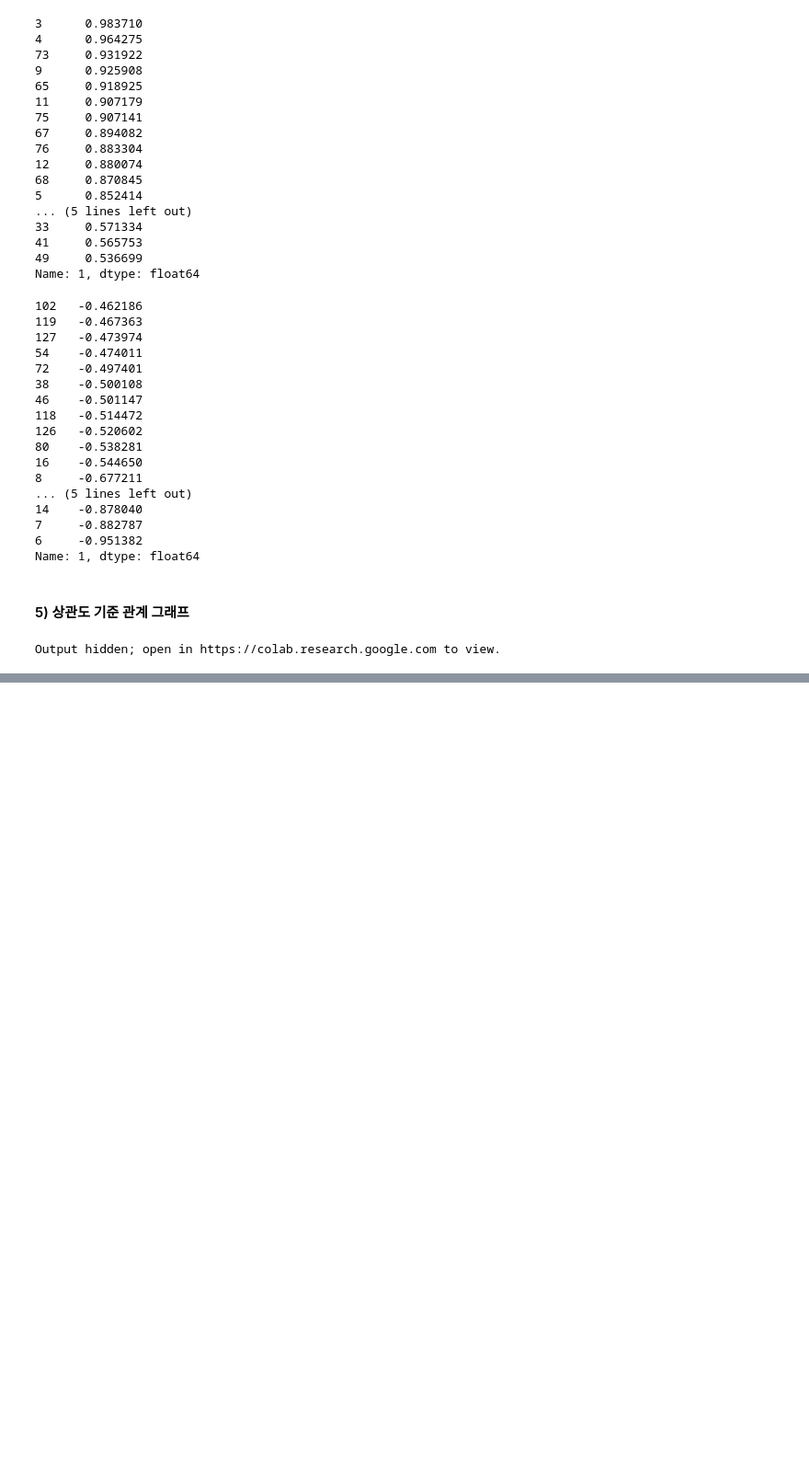
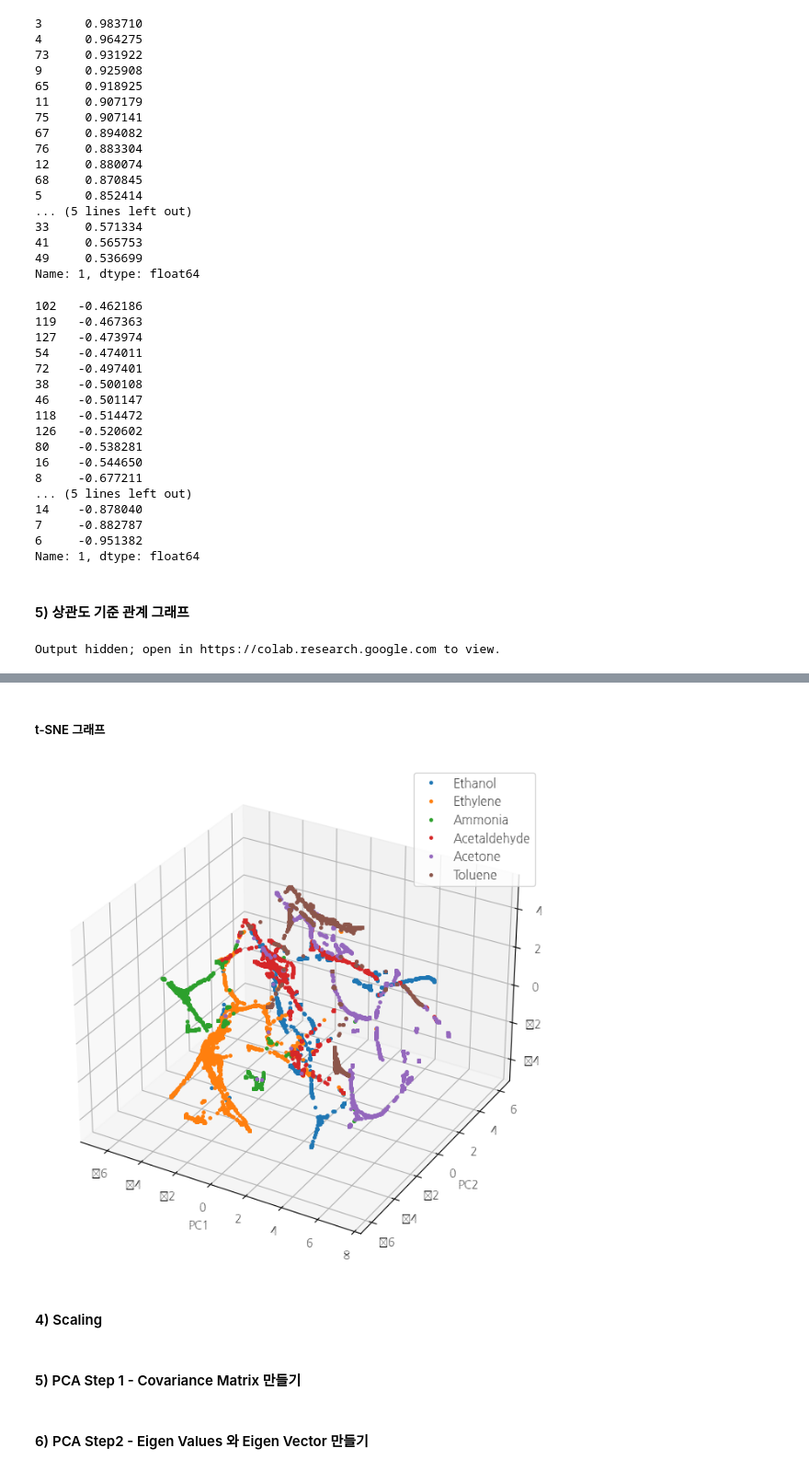
Before and after one commit to yunyun3599/MLStudy, a Jupyter notebook: Data_Anaylsis_And_Machine_Learning/11_gas_sensor_array_drift_at_different_concentrations/gas_sensor_array_drift_at_different_concentrations.ipynb, the cells around one changed output, grey strips where cells are left out. Shown at 92% size. Drawn from its saved outputs; the diff is of its cells as text; code cells hidden in the pictures; blank space fills up the shorter version.

```diff
--- a/Data_Anaylsis_And_Machine_Learning/11_gas_sensor_array_drift_at_different_concentrations/gas_sensor_array_drift_at_different_concentrations.ipynb
+++ b/Data_Anaylsis_And_Machine_Learning/11_gas_sensor_array_drift_at_different_concentrations/gas_sensor_array_drift_at_different_concentrations.ipynb
@@ -285,0 +341,25 @@ Output hidden; open in https://colab.research.google.com to view.
+# %% [markdown]
+##### t-SNE 그래프
+# %%
+tsne = TSNE(n_components=3, n_iter=250)
+xtrain = tsne.fit_transform(X)
+
+fig = plt.figure(figsize=(8,8))
+ax = fig.add_subplot(111, projection='3d')
+plt.rcParams["legend.fontsize"] = 11
+ax.plot(xtrain[0:2564, 0], xtrain[0:2564, 1], xtrain[0:2564, 2], 'o', markersize=2.5, label='Ethanol')
+ax.plot(xtrain[2565:5490, 0], xtrain[2565:5490, 1], xtrain[2565:5490, 2], 'o', markersize=2.5, label='Ethylene')
+ax.plot(xtrain[5491:7131, 0], xtrain[5491:7131, 1], xtrain[5491:7131, 2], 'o', markersize=2.5, label='Ammonia')
+ax.plot(xtrain[7132:9067, 0], xtrain[7132:9067, 1], xtrain[7132:9067, 2], 'o', markersize=2.5, label='Acetaldehyde')
+ax.plot(xtrain[9068:12076, 0], xtrain[9068:12076, 1], xtrain[9068:12076, 2], 'o', markersize=2.5, label='Acetone')
+ax.plot(xtrain[12077:13909, 0], xtrain[12077:13909, 1], xtrain[12077:13909, 2], 'o', markersize=2.5, label='Toluene')
+ax.set_xlabel('PC1')
+ax.set_ylabel('PC2')
+ax.set_zlabel('PC3')
+ax.legend(loc='upper right')
+
+plt.show()
+# %% [output]
+[figure, added]
+# %% [markdown]
+#### 4) Scaling
@@ -285,0 +369,2 @@ Output hidden; open in https://colab.research.google.com to view.
+# %% [markdown]
+#### 5) PCA Step 1 - Covariance Matrix 만들기
@@ -285,0 +373,2 @@ Output hidden; open in https://colab.research.google.com to view.
+# %% [markdown]
+#### 6) PCA Step2 - Eigen Values 와 Eigen Vector 만들기
```
Also changed, not shown: parts of 23 cells of this notebook.
